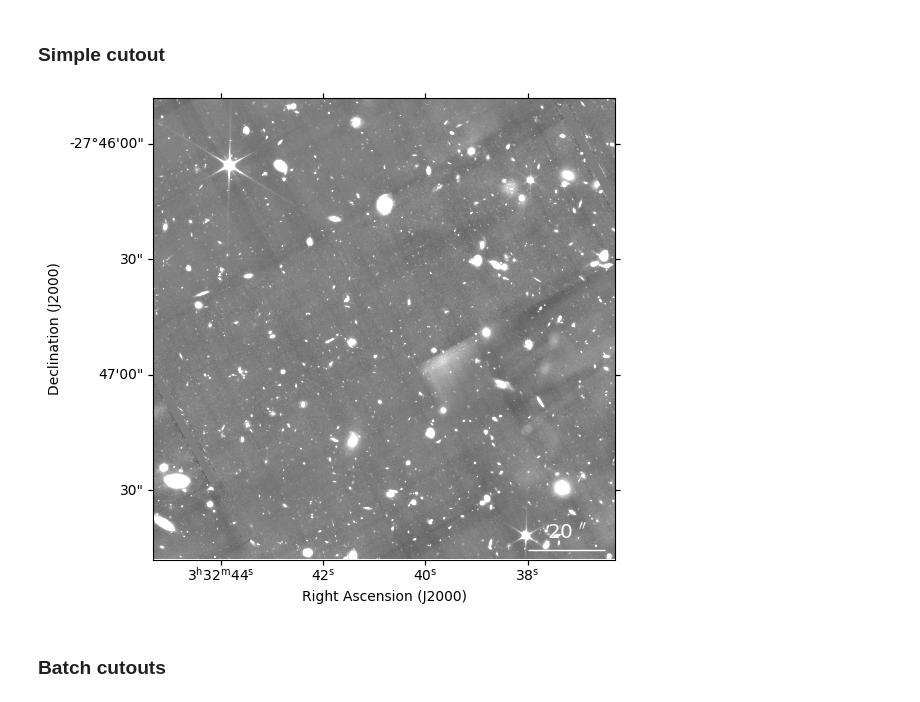
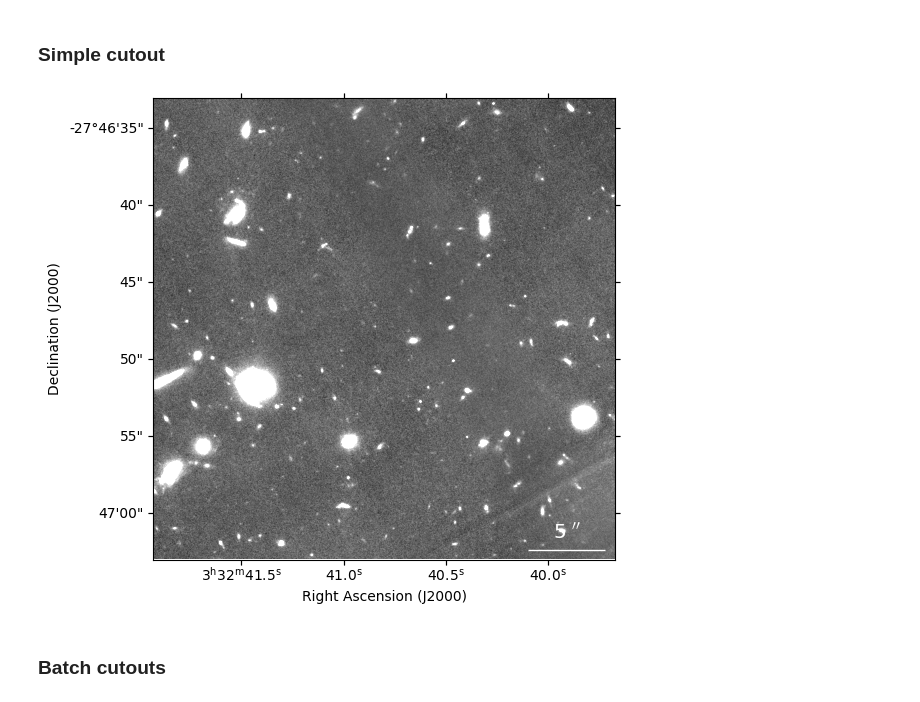
Before and after one commit to AstroAure/DJA-SEpp, a Jupyter notebook: 00.2_Cutout.ipynb, the cells around one changed output. Cells and saved outputs as stored; diff of their text form; code cells hidden in the pictures.

```diff
--- a/00.2_Cutout.ipynb
+++ b/00.2_Cutout.ipynb
@@ -31,31 +31,32 @@ def add_good_scalebar(ax, wcs, color='white', fraction=0.25, corner='bottom righ
 # %%
 # hdu = fits.open(f"/home/aurelien/DAWN/DJA_SE++/image/GDS/gds-grizli-v7.0-f200w-clear_drc_sci.fits", memmap=True)[0]
 # hdu = fits.open("/home/aurelien/DAWN/DJA_SE++/image/COSMOS/primer-cosmos-grizli-v7.0-f200w-clear_drc_sci.fits", memmap=True)[0]
 # hdu = fits.open("/home/aurelien/DAWN/DJA_SE++/image/CEERS/ceers-full-grizli-v7.2-f200w-clear_drc_sci.fits", memmap=True)[0]
-hdu = fits.open(f"/FlashStorage/tmp/gds-grizli-v7.2-f090w-clear_drc_sci.fits", memmap=True)[0]
+# hdu = fits.open(f"/FlashStorage/image/GDS/gds-grizli-v7.2-f200w-clear_drc_sci.fits", memmap=True)[0]
+hdu = fits.open(f"/home/ec2-user/DAWN/DJA-SEpp/image/GDS/gds-grizli-v7.2-f200w-clear_drc_sci_cutout.fits", memmap=True)[0]
 wcs = WCS(hdu.header)
 
 # center = SkyCoord('53.166338 -27.821555', frame='icrs', unit='deg') # JADES-GS-z12.0
 center = SkyCoord('53.17 -27.78', frame='icrs', unit='deg') # GDS
 # center = SkyCoord('10h00m35s 02d20m00s', frame='icrs') # COSMOS
 # center = SkyCoord('14h19m45s 52d54m00s', frame='icrs') # CEERS
-size=u.Quantity((2.0,2.0), u.arcmin)
+size=u.Quantity((0.5,0.5), u.arcmin)
 
 cutout = Cutout2D(hdu.data,
                   position=center, size=size,
                   wcs=wcs,
                   mode='partial', fill_value=0.0)
 
 fig, ax = plt.subplots(figsize=(6,6), subplot_kw={'projection':cutout.wcs})
 norm = ImageNormalize(cutout.data, interval=ZScaleInterval())
 # norm = ImageNormalize(cutout.data, interval=MinMaxInterval(), stretch=LogStretch())
 ax.imshow(cutout.data, cmap='gray', origin='lower', norm=norm)
 ax.set_xlabel('Right Ascension (J2000)')
 ax.set_ylabel('Declination (J2000)')
 add_good_scalebar(ax, cutout.wcs)
 plt.show()
 # %% [output]
-[figure, old version]
+[figure, new version]
 # %% [markdown]
 ### Batch cutouts
 # %%
```
Also changed, not shown: parts of 1 cell of this notebook, 3 other files.
